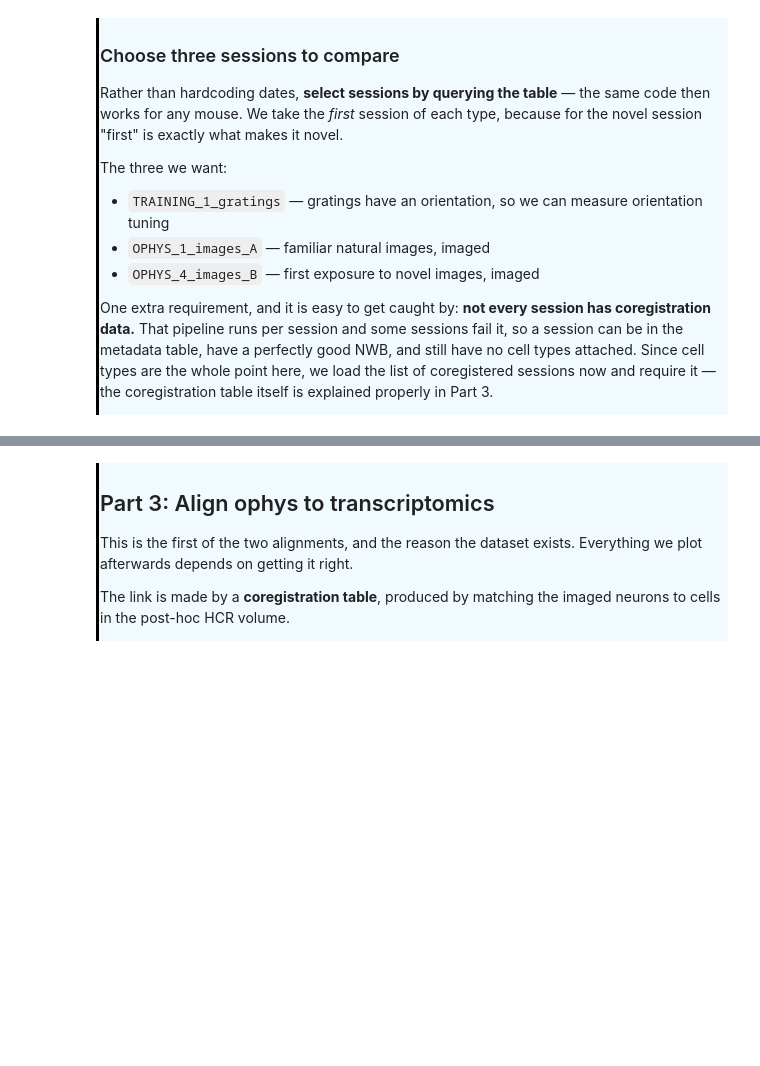
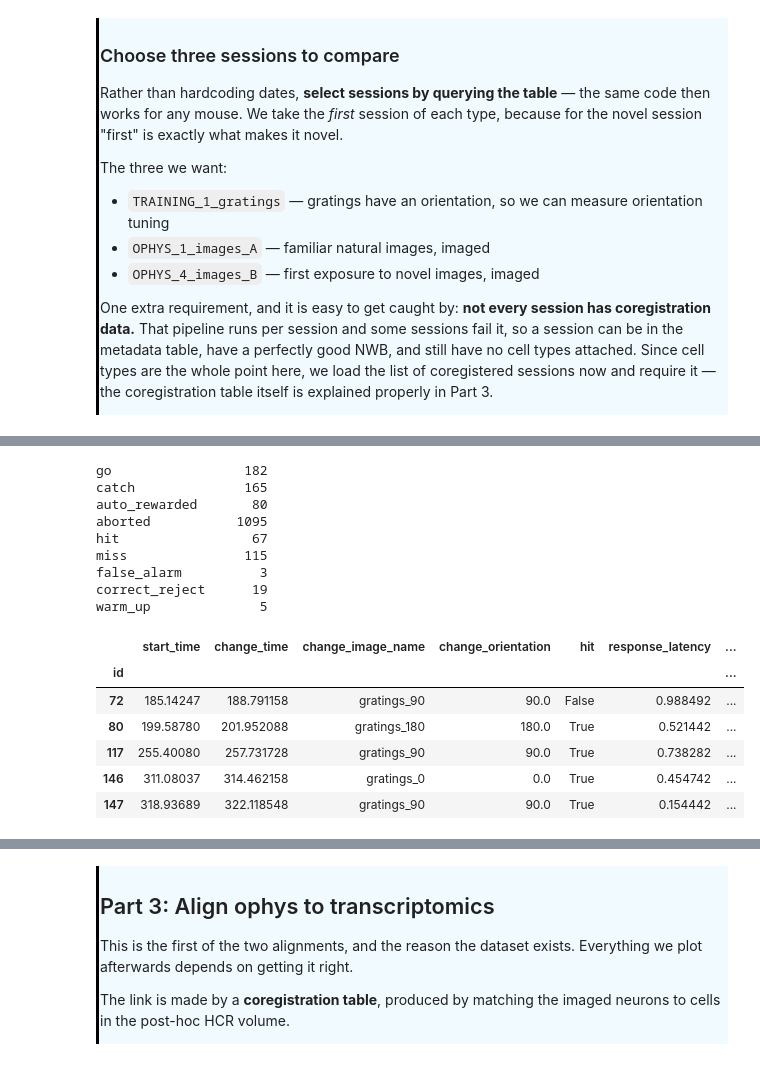
Before and after one commit to AllenSWDB/SWDB_Data_Intro, a Jupyter notebook: code/solutions/Tutorial-VisualLearning-CellTypes-and-Physiology.ipynb, the cells around one changed output, grey strips where cells are left out. Cells and saved outputs as stored; diff of their text form; code cells hidden in the pictures; blank space fills up the shorter version.

```diff
--- a/code/solutions/Tutorial-VisualLearning-CellTypes-and-Physiology.ipynb
+++ b/code/solutions/Tutorial-VisualLearning-CellTypes-and-Physiology.ipynb
@@ -373,0 +552,21 @@ for path in gratings_nwb_matches:
+# %%
+# Each session's NWB store lives in a folder named by the metadata table's `name`
+# column, inside the dataset mount.
+dataset_dir = os.path.join(data_dir, 'Visual-Learning-SWDB')
+session_dir = os.path.join(dataset_dir, gratings_session['name'])
+
+# One store per session directory. Match on 'nwb' to catch both forms it can take --
+# a .nwb file or a .nwb.zarr directory -- and exclude the .json provenance sidecars
+# that ship alongside it. pynwb.read_nwb opens either form.
+nwb_files = [path for path in os.listdir(session_dir)
+             if 'nwb' in path and not path.endswith('.json')]
+assert len(nwb_files) == 1, f'expected one NWB store, found {len(nwb_files)}'
+
+gratings_nwb = pynwb.read_nwb(os.path.join(session_dir, nwb_files[0]))
+
+# Confirm what animal and preparation this is before analyzing anything from it.
+session_type = gratings_session['session_type']
+session_date = gratings_session['session_date']
+
+print('genotype   :', gratings_nwb.subject.genotype)
+print('session    :', session_type, 'on', session_date)
@@ -389,10 +588,9 @@ simultaneously. Each plane is a separate group under `processing`.
 
 </div>
 # %%
-gratings_nwb = pynwb.read_nwb(gratings_nwb_matches[0])
-
 print('processing :', list(gratings_nwb.processing.keys()))
-print('intervals  :', list(gratings_nwb.intervals.keys()) if gratings_nwb.intervals else [])
+print('intervals  :', list(gratings_nwb.intervals.keys()))
+print('events     :', list(gratings_nwb.events.keys()))
 print('acquisition:', list(gratings_nwb.acquisition.keys()))
-print('stimulus   :', list(gratings_nwb.stimulus.keys()) if gratings_nwb.stimulus else [])
+print('stimulus   :', list(gratings_nwb.stimulus.keys()))
 # %% [output]
@@ -557,0 +1012,27 @@ print('trials columns:', gratings_trials.columns.tolist())
+# %%
+# Outcome counts. These are boolean columns, so summing gives the trial count per category.
+outcome_columns = ['go', 'catch', 'auto_rewarded', 'aborted',
+                   'hit', 'miss', 'false_alarm', 'correct_reject', 'warm_up']
+print(gratings_trials[outcome_columns].sum().to_string())
+
+# A few go trials, showing the columns Part 4 uses.
+gratings_trials.loc[gratings_trials['go'],
+                    ['start_time', 'change_time', 'change_image_name', 'change_orientation',
+                     'hit', 'response_latency', 'reward_time', 'reward_volume']].head()
+# %% [output]
+go                 182
+catch              165
+auto_rewarded       80
+aborted           1095
+hit                 67
+miss               115
+false_alarm          3
+correct_reject      19
+warm_up              5
+|  | start_time | change_time | change_image_name | change_orientation | hit | response_latency | ... |
+| id |  |  |  |  |  |  | ... |
+| 72 | 185.14247 | 188.791158 | gratings_90 | 90.0 | False | 0.988492 | ... |
+| 80 | 199.58780 | 201.952088 | gratings_180 | 180.0 | True | 0.521442 | ... |
+| 117 | 255.40080 | 257.731728 | gratings_90 | 90.0 | True | 0.738282 | ... |
+| 146 | 311.08037 | 314.462158 | gratings_0 | 0.0 | True | 0.454742 | ... |
+| 147 | 318.93689 | 322.118548 | gratings_90 | 90.0 | True | 0.154442 | ... |
```
Also changed, not shown: parts of 239 cells of this notebook, 2 other files.
